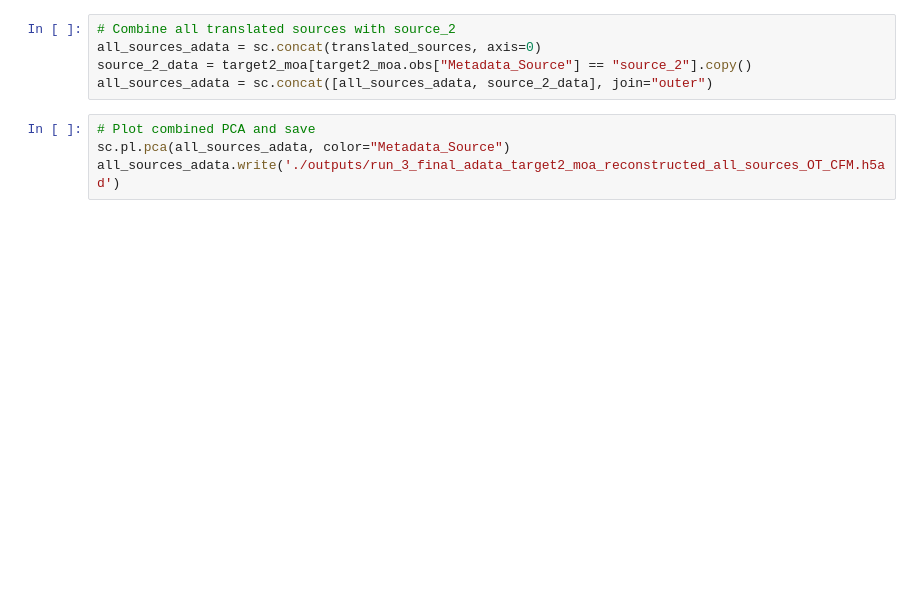
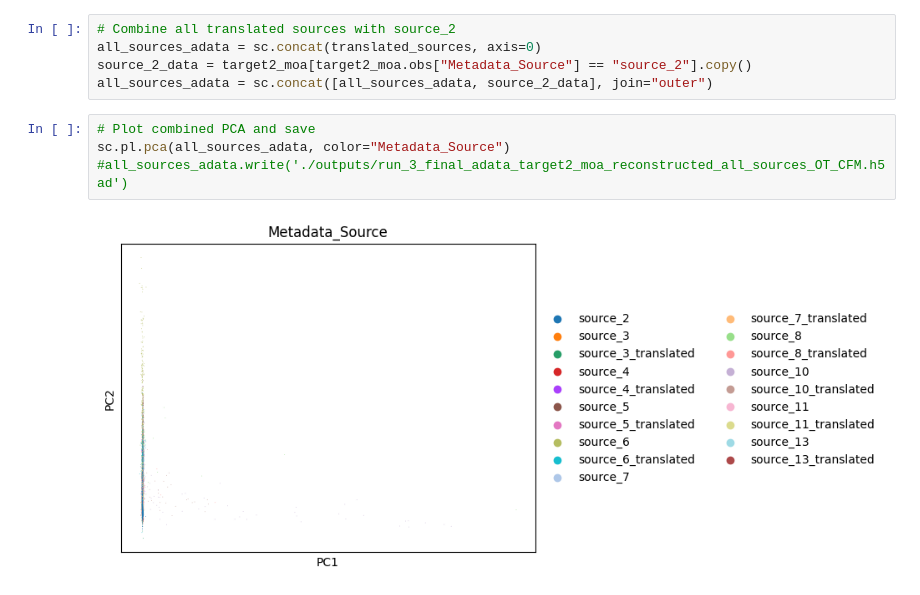
Before and after one commit to mBiocoder/OT-CFM, a Jupyter notebook: notebooks/example_run_ot_cfm.ipynb, the cells around one changed output. Cells and saved outputs as stored; diff of their text form; blank space fills up the shorter version.

```diff
--- a/notebooks/example_run_ot_cfm.ipynb
+++ b/notebooks/example_run_ot_cfm.ipynb
@@ -58,4 +94,6 @@ all_sources_adata = sc.concat([all_sources_adata, source_2_data], join="outer")
 # %%
 # Plot combined PCA and save
 sc.pl.pca(all_sources_adata, color="Metadata_Source")
-all_sources_adata.write('./outputs/run_3_final_adata_target2_moa_reconstructed_all_sources_OT_CFM.h5ad')
+#all_sources_adata.write('./outputs/run_3_final_adata_target2_moa_reconstructed_all_sources_OT_CFM.h5ad')
+# %% [output]
+[figure, added]
```
Also changed, not shown: parts of 10 cells of this notebook.
